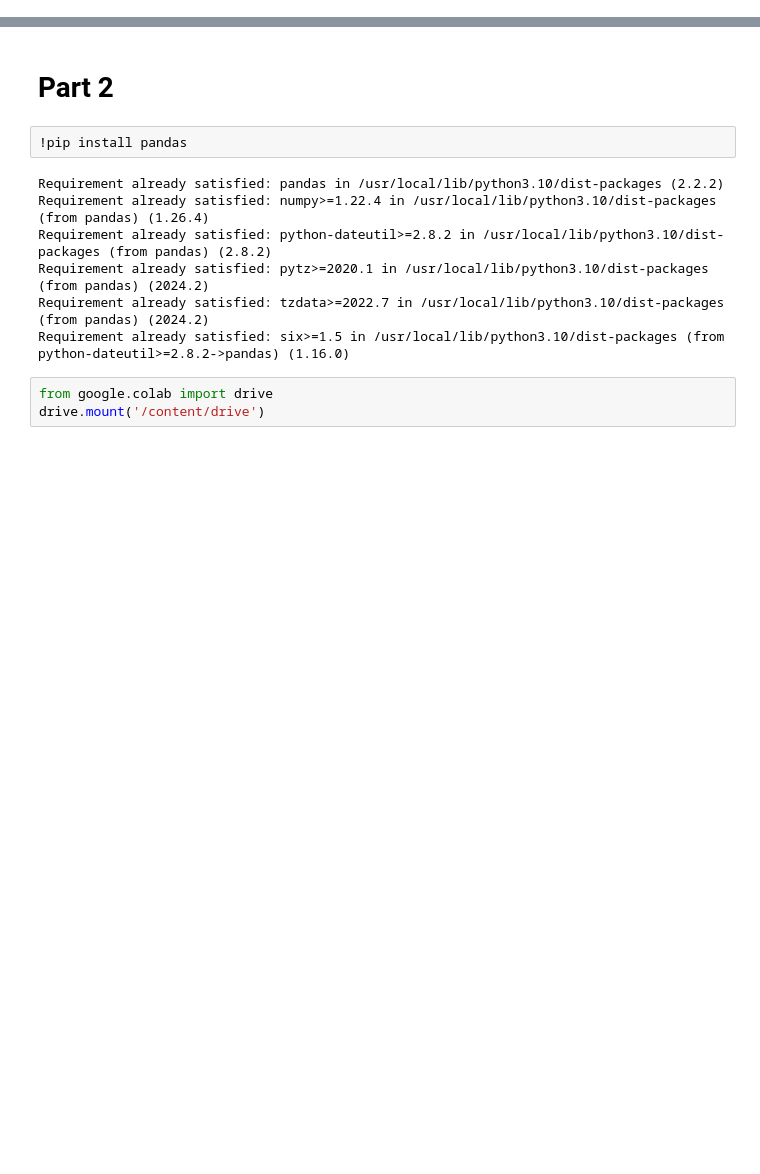
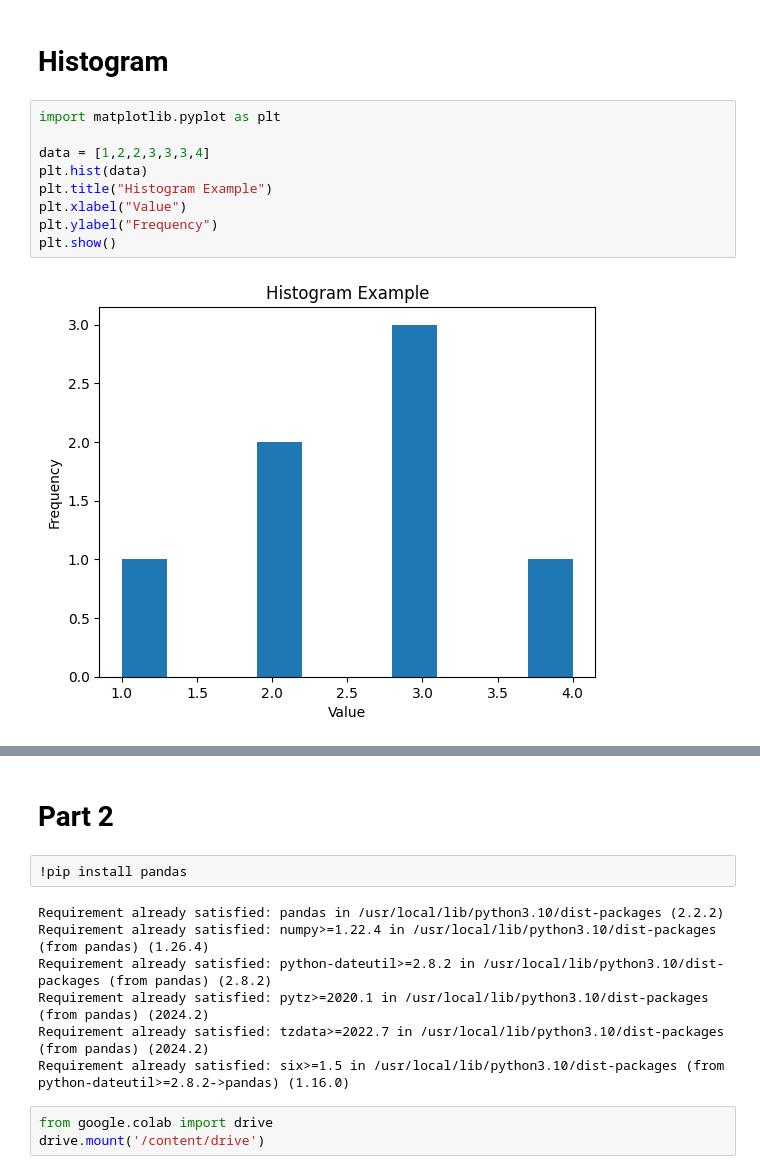
Before and after one commit to AiraMagistrado/CPE-031-VDA-CPE21S4, a Jupyter notebook: Laboratory_Introduction_to_Matplot.ipynb, the cells around one changed output, grey strips where cells are left out. Drawn from its saved outputs; the diff is of its cells as text; blank space fills up the shorter version.

```diff
--- a/Laboratory_Introduction_to_Matplot.ipynb
+++ b/Laboratory_Introduction_to_Matplot.ipynb
@@ -0,0 +33,13 @@
+# %% [markdown]
+# **Histogram**
+# %%
+import matplotlib.pyplot as plt
+
+data = [1,2,2,3,3,3,4]
+plt.hist(data)
+plt.title("Histogram Example")
+plt.xlabel("Value")
+plt.ylabel("Frequency")
+plt.show()
+# %% [output]
+[figure, added]
```
Also changed, not shown: parts of 13 cells of this notebook.
